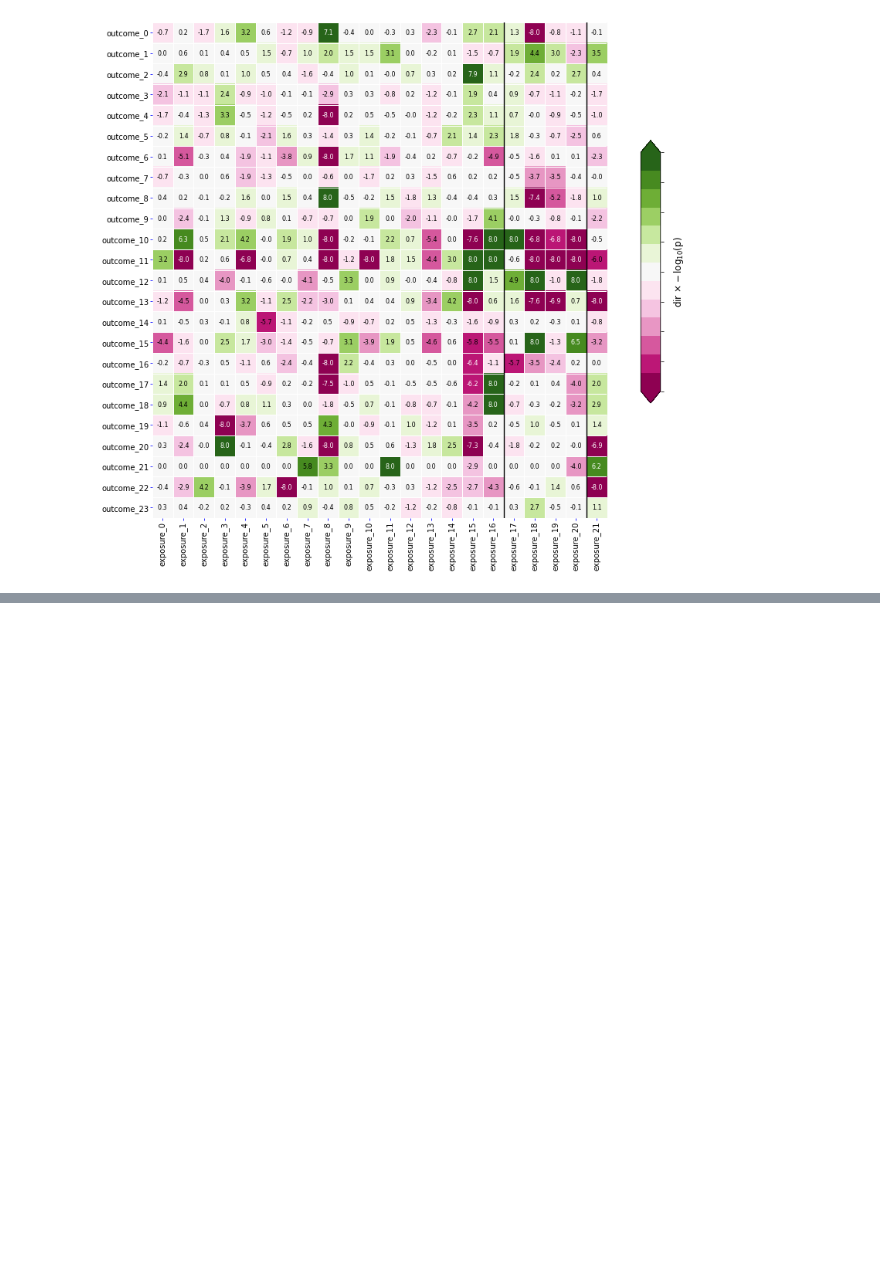
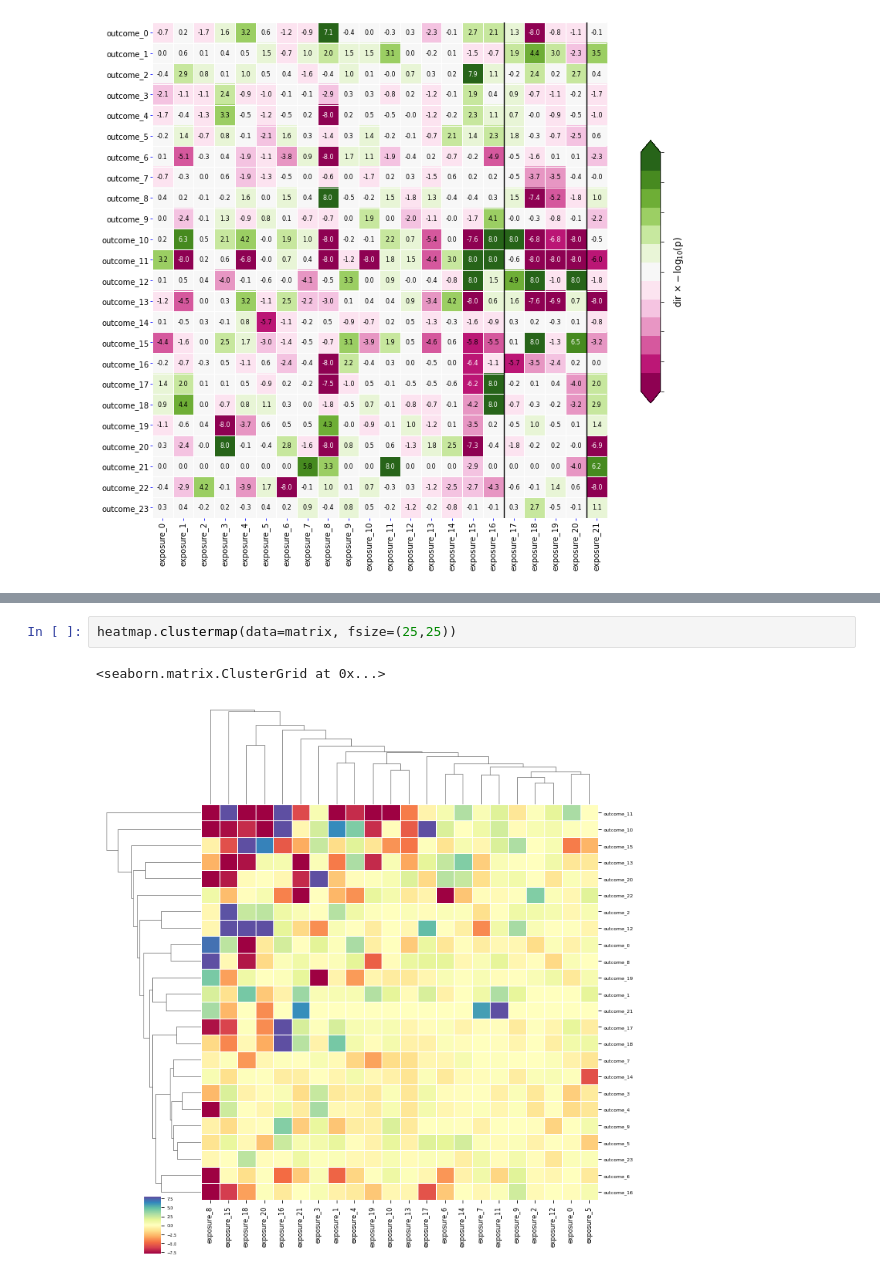
Before and after one commit to afschmidt/plot-misc, a Jupyter notebook: resources/examples/heatmap.ipynb, the cells around one changed output, grey strips where cells are left out. Drawn from its saved outputs; the diff is of its cells as text; blank space fills up the shorter version.

Commit message:
Added a clustermap wrapper to heatmap.py

```diff
--- a/resources/examples/heatmap.ipynb
+++ b/resources/examples/heatmap.ipynb
@@ -66,3 +70,8 @@ im.axes.axvline(20.5, linewidth=1.4, color='black')
+# %%
+heatmap.clustermap(data=matrix, fsize=(25,25))
+# %% [output]
+<seaborn.matrix.ClusterGrid at 0x...>
+[figure, added]
 # %%
 help(heatmap)
 # %% [output]
```
Also changed, not shown: parts of 2 cells of this notebook, 3 other files.
